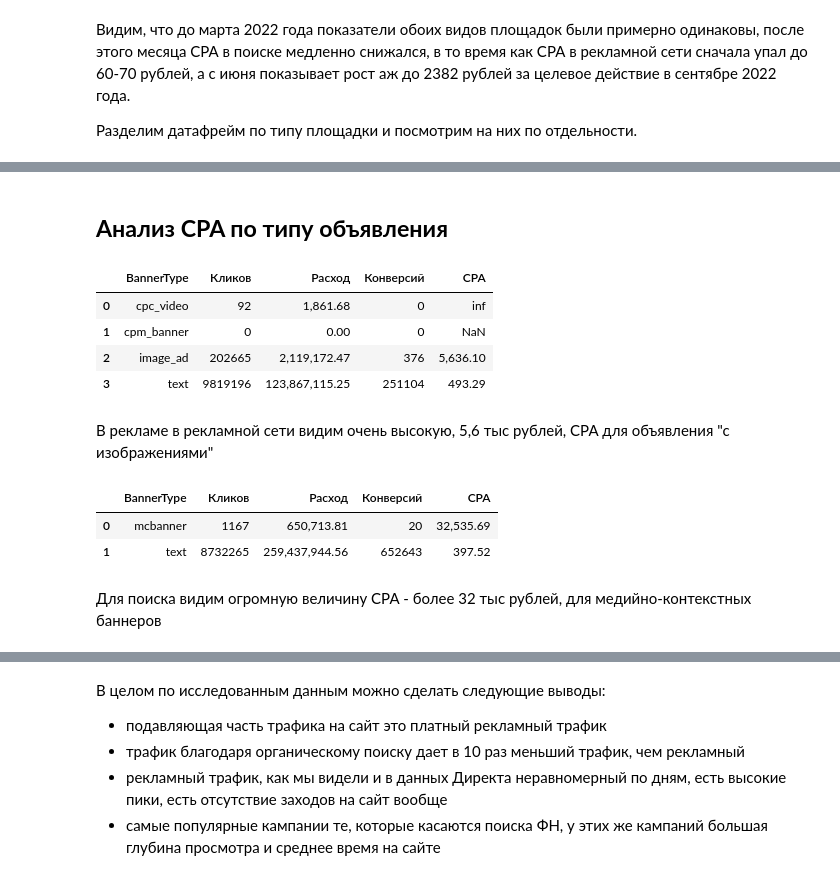
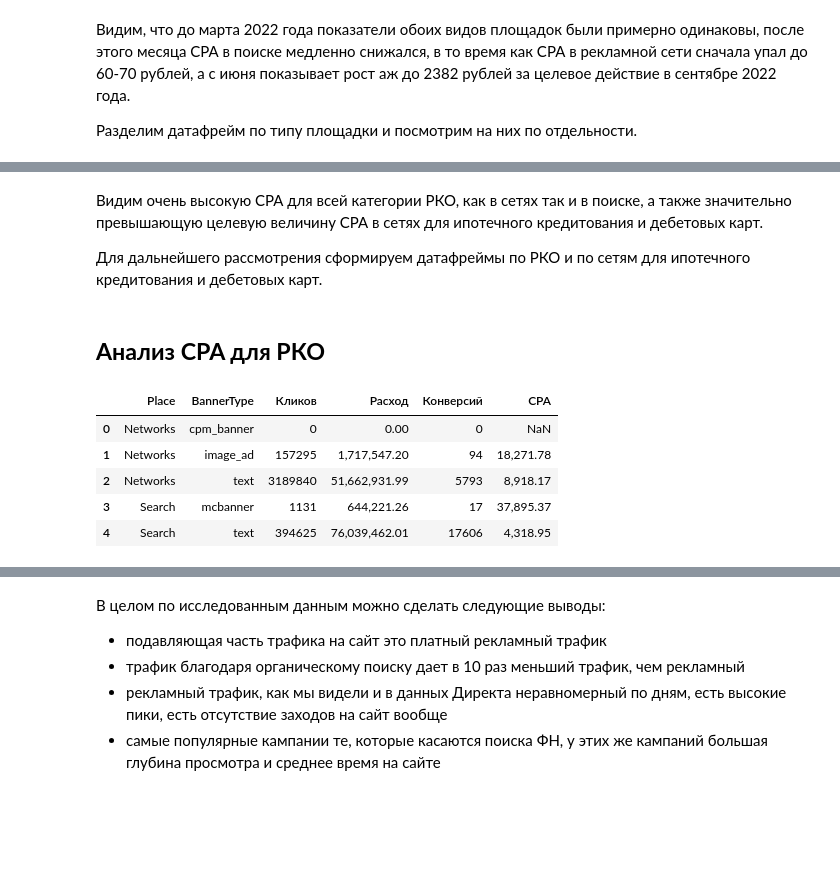
Before and after one commit to Zhmuidetsky/Test_tasks, a Jupyter notebook: Исследование рекламных кампаний рекламодателя Сигма (тестовое задание в Яндекс Директ).ipynb, the cells around one changed output, grey strips where cells are left out. Cells and saved outputs as stored; diff of their text form; code cells hidden in the pictures; blank space fills up the shorter version.

```diff
--- a/Исследование рекламных кампаний рекламодателя Сигма (тестовое задание в Яндекс Директ).ipynb
+++ b/Исследование рекламных кампаний рекламодателя Сигма (тестовое задание в Яндекс Директ).ipynb
@@ -70,7 +70,7 @@ except:
     download_url = response.json()['href']
     # загружаем файл в df
     download_response = requests.get(download_url)
-    mark_events = pd.read_excel(download_url)
+    df = pd.read_excel(download_url)
 # %%
 df.head()
 # %% [output]
@@ -135,6 +135,15 @@ def group_df_2param(df, column1, column2):
     fig.show()
 
     #return()
+# %%
+# функция группировки без графиков
+def group_df_2(df, column1, column2):
+    # сгруппируем количество показов, кликов, СТР и стоимости по устройствам
+    grouped_df = df.groupby([column1, column2]).agg({'Clicks': ['sum'], 'Cost': ['sum'], 'Conversions': ['sum']}).reset_index()
+    grouped_df.columns = [column1, column2, 'Кликов', 'Расход', 'Конверсий']
+    grouped_df['CPA'] = grouped_df['Расход'] / grouped_df['Конверсий']
+
+    return(grouped_df)
 # %% [markdown]
 # **Исследовательский анализ даных**
 # %%
@@ -224,25 +281,19 @@ group_df_2param(df_sigma, 'Month', 'Place')
+# %% [markdown]
+Видим очень высокую СРА для всей категории РКО, как в сетях так и в поиске,  а также значительно превышающую целевую величину СРА в сетях для ипотечного кредитования и дебетовых карт.
+
+Для дальнейшего рассмотрения сформируем датафреймы по РКО и по сетям для ипотечного кредитования и дебетовых карт.
 # %%
-df_sigma_netw = df_sigma.query('Place == "Networks"')
-df_sigma_search = df_sigma.query('Place != "Networks"')
+df_sigma_rko = df_sigma.query('Category == "РАСЧЕТНО-КАССОВОЕ ОБСЛУЖИВАНИЕ"')
+df_sigma_netw = df_sigma.query('Place == "Networks" & Category in ["ИПОТЕЧНОЕ КРЕДИТОВАНИЕ", "ДЕБЕТОВЫЕ КАРТЫ"]')
 # %% [markdown]
-## **Анализ CPA по типу объявления**
+## **Анализ CPA для РКО**
 # %%
 # посмотрим на распределение CPA по типу объявления в сетях
-group_df(df_sigma_netw, 'BannerType')
+group_df_2(df_sigma_rko,'Place', 'BannerType')
 # %% [output]
-|  | BannerType | Кликов | Расход | Конверсий | CPA |
-| 0 | cpc_video | 92 | 1,861.68 | 0 | inf |
-| 1 | cpm_banner | 0 | 0.00 | 0 | NaN |
-| 2 | image_ad | 202665 | 2,119,172.47 | 376 | 5,636.10 |
-| 3 | text | 9819196 | 123,867,115.25 | 251104 | 493.29 |
+|  | Place | BannerType | Кликов | Расход | Конверсий | CPA |
+| 0 | Networks | cpm_banner | 0 | 0.00 | 0 | NaN |
+| 1 | Networks | image_ad | 157295 | 1,717,547.20 | 94 | 18,271.78 |
+| 2 | Networks | text | 3189840 | 51,662,931.99 | 5793 | 8,918.17 |
+| 3 | Search | mcbanner | 1131 | 644,221.26 | 17 | 37,895.37 |
+| 4 | Search | text | 394625 | 76,039,462.01 | 17606 | 4,318.95 |
-# %% [markdown]
-В рекламе в рекламной сети видим очень высокую, 5,6 тыс рублей, СРА для объявления "с изображениями"
-# %%
-# посмотрим на распределение CPA по типу объявления в поиске
-group_df(df_sigma_search, 'BannerType')
-# %% [output]
-|  | BannerType | Кликов | Расход | Конверсий | CPA |
-| 0 | mcbanner | 1167 | 650,713.81 | 20 | 32,535.69 |
-| 1 | text | 8732265 | 259,437,944.56 | 652643 | 397.52 |
-# %% [markdown]
-Для поиска видим огромную величину СРА - более 32 тыс рублей, для медийно-контекстных баннеров
```
Also changed, not shown: parts of 22 cells of this notebook.
